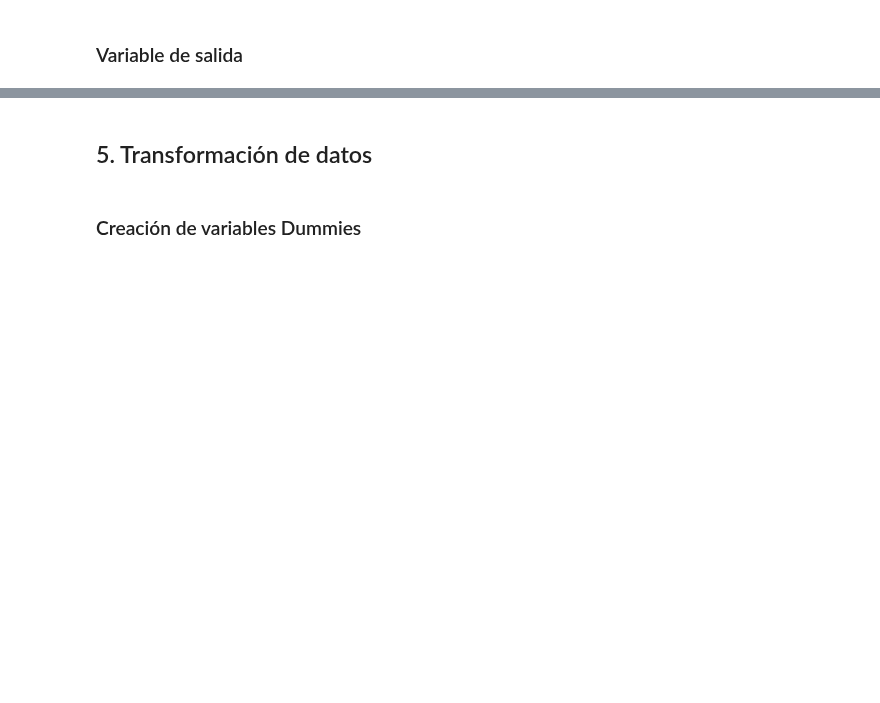
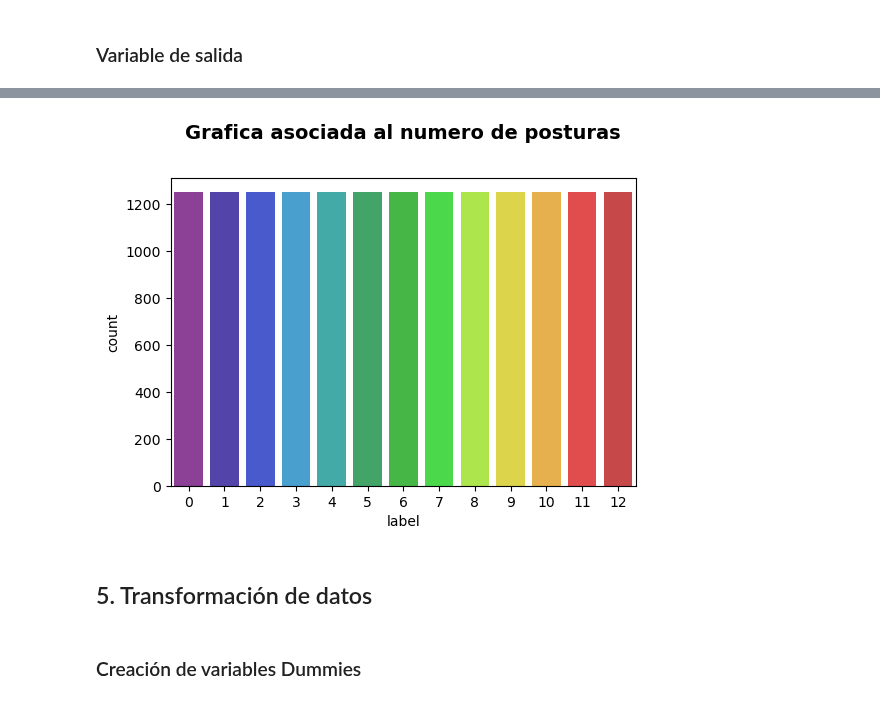
Before and after one commit to repos-especializacion-UdeA/trabajo-final_AA1, a Jupyter notebook: notebooks_pasos_previos/02_regresion_logistica.ipynb, the cells around one changed output, grey strips where cells are left out. Saved outputs shown, nothing was run; the diff lists cells and outputs as text; code cells hidden in the pictures; blank space fills up the shorter version.

```diff
--- a/notebooks_pasos_previos/02_regresion_logistica.ipynb
+++ b/notebooks_pasos_previos/02_regresion_logistica.ipynb
@@ -158,6 +176,8 @@ Name: bad_credit, dtype: int64
 # %%
 ##Visualización de la variable de salida
-#multiple_plot(1, d , None, 'bad_credit', 'countplot', 'Gráfica de frecuencia de bad Credit',0)
+multiple_plot(1, d , None, 'label', 'countplot', 'Grafica asociada al numero de posturas',0)
+# %% [output]
+[figure, added]
 # %% [markdown]
 ## 5. Transformación de datos
 # %% [markdown]
```
Also changed, not shown: parts of 30 cells of this notebook, 5 other files.
